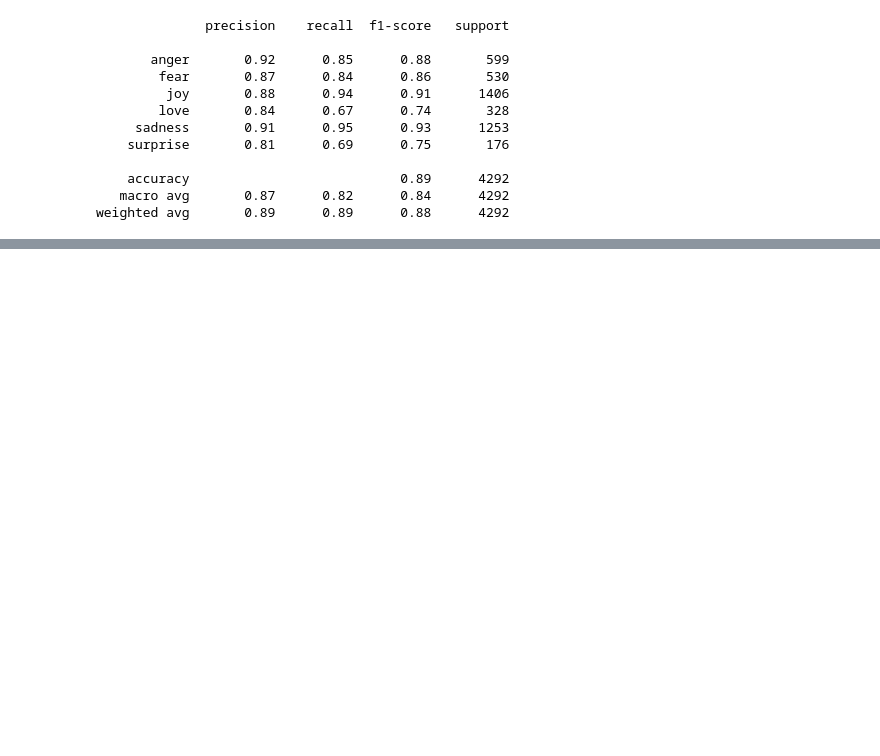
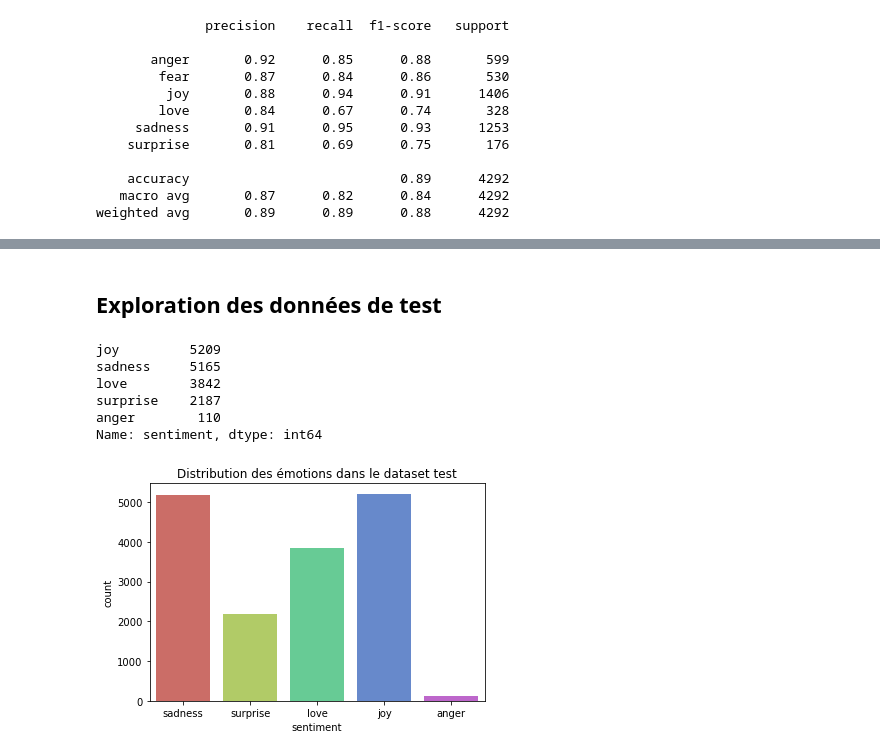
Before and after one commit to eltarr-kawther/roue-des-emotions, a Jupyter notebook: emotion_classification_nltk.ipynb, the cells around one changed output, grey strips where cells are left out. Cells and saved outputs as stored; diff of their text form; code cells hidden in the pictures; blank space fills up the shorter version.

```diff
--- a/emotion_classification_nltk.ipynb
+++ b/emotion_classification_nltk.ipynb
@@ -567,0 +570,4 @@ weighted avg       0.89      0.89      0.88      4292
+# %%
+# Import des données
+df2 = pd.read_csv(r'C:\Users\straw\Desktop\AIS\ProjectPool 2\Roue-des-emotions\Data\text_emotion.csv', sep=',')
+df2
@@ -567,0 +602,20 @@ weighted avg       0.89      0.89      0.88      4292
+# %%
+df2 = df2[df2['sentiment'].isin(['joy', 'sadness', 'love', 'surprise', 'anger'])].reset_index(drop=True)
+# %% [markdown]
+## Exploration des données de test
+# %%
+S2 = df2['sentiment'].value_counts()
+S2
+# %% [output]
+joy         5209
+sadness     5165
+love        3842
+surprise    2187
+anger        110
+Name: sentiment, dtype: int64
+# %%
+sns.countplot(x='sentiment', data=df2, palette='hls')
+plt.title('Distribution des émotions dans le dataset test')
+plt.show()
+# %% [output]
+[figure, added]
```
Also changed, not shown: parts of 16 cells of this notebook, 1 other file.
